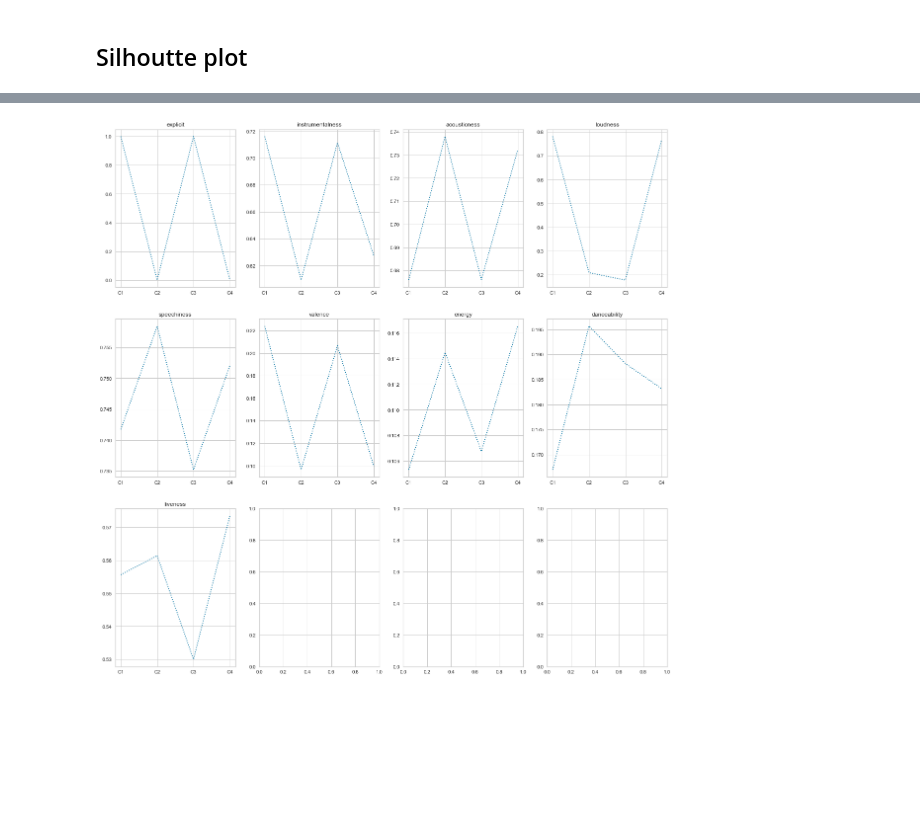
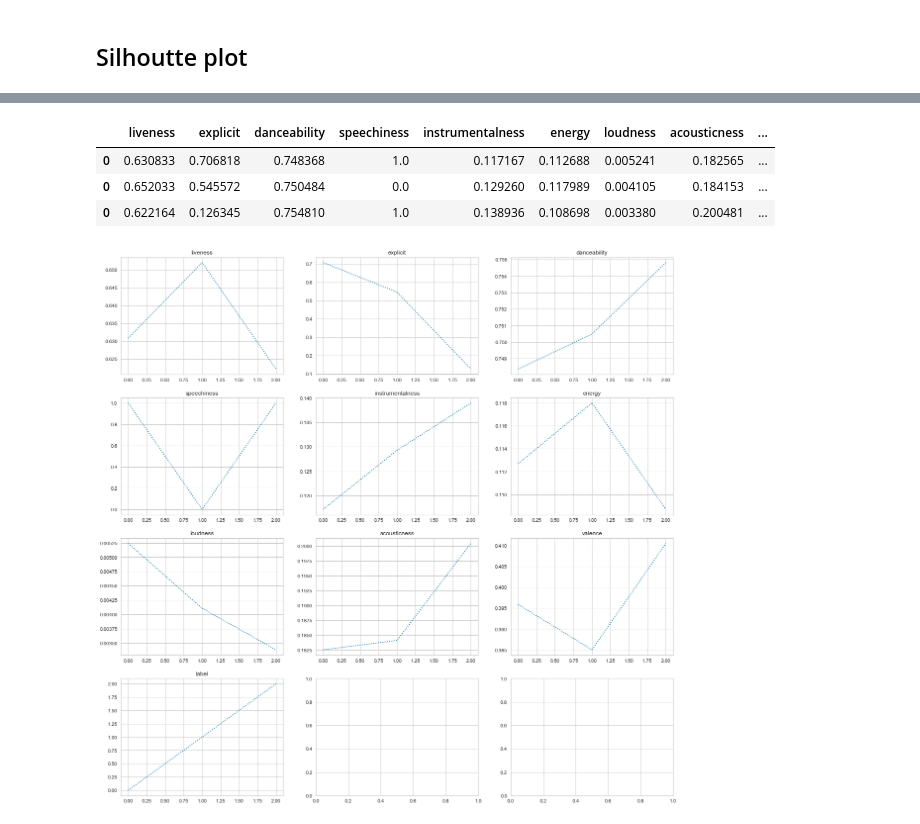
Before and after one commit to AmirH-Moosavi/HarmoniXplorer, a Jupyter notebook: Clustering/k-means.ipynb, the cells around one changed output, grey strips where cells are left out. Cells and saved outputs as stored; diff of their text form; code cells hidden in the pictures; blank space fills up the shorter version.

Commit message:
Code book for KMeans method with PCA created.

```diff
--- a/Clustering/k-means.ipynb
+++ b/Clustering/k-means.ipynb
@@ -456,0 +504,14 @@ centroidsTable
+# %%
+Newdf = df
+temp = []
+pca = PCA(2)
+Newdf1 = pca.fit_transform(df)
+data = Newdf1.copy()
+# Newdf = pd.DataFrame(Newdf)
+
+kmeans = KMeans(init='k-means++', n_clusters=3, random_state=0)
+kmeans.fit(data)
+clusterCenters = kmeans.cluster_centers_
+label = kmeans.labels_
+Newdf['label'] = label
+Newdf
@@ -457,13 +532,38 @@ centroidsTable
+# %%
+labels = []
+for label in range(3):
+    temp = []
+    for row in Newdf.index:
+        if Newdf.loc[row]['label'] == label:
+            temp.append(Newdf.iloc[row])
+    c = pd.DataFrame(temp)
+    c.reset_index(inplace=True)
+    c.drop(['index'], axis=1, inplace=True)
+    kmeans = KMeans(init='k-means++', n_clusters=1, random_state=0)
+    kmeans.fit(c)
+    clusterCenters = kmeans.cluster_centers_
+    temp_dataframe = pd.DataFrame(clusterCenters, columns=c.columns)
+    labels.append(temp_dataframe.iloc[0])
+
+clusterCenters = pd.DataFrame(labels)
+clusterCenters
+# %% [output]
+|  | liveness | explicit | danceability | speechiness | instrumentalness | energy | loudness | acousticness | ... |
+| 0 | 0.630833 | 0.706818 | 0.748368 | 1.0 | 0.117167 | 0.112688 | 0.005241 | 0.182565 | ... |
+| 0 | 0.652033 | 0.545572 | 0.750484 | 0.0 | 0.129260 | 0.117989 | 0.004105 | 0.184153 | ... |
+| 0 | 0.622164 | 0.126345 | 0.754810 | 1.0 | 0.138936 | 0.108698 | 0.003380 | 0.200481 | ... |
 # %%
-fig, ax = plt.subplots(nrows=3, ncols=4, figsize=(20, 20))
+clusterCenters.reset_index(inplace=True)
+clusterCenters.drop(['index'], axis=1, inplace=True)
+fig, ax = plt.subplots(nrows=4, ncols=3, figsize=(20, 20))
 i = 0
 j = 0
-for col in centroidsTable.columns:
-    if j == 4:
+for col in clusterCenters.columns:
+    if j == 3:
         i += 1
         j = 0
     ax[i, j].set(title = col)
-    ax[i, j].plot(centroidsTable[col], linestyle = 'dotted')
+    ax[i, j].plot(clusterCenters[col], linestyle = 'dotted')
     j += 1
 # %% [output]
-[figure, old version]
+[figure, new version]
```
Also changed, not shown: parts of 20 cells of this notebook.
